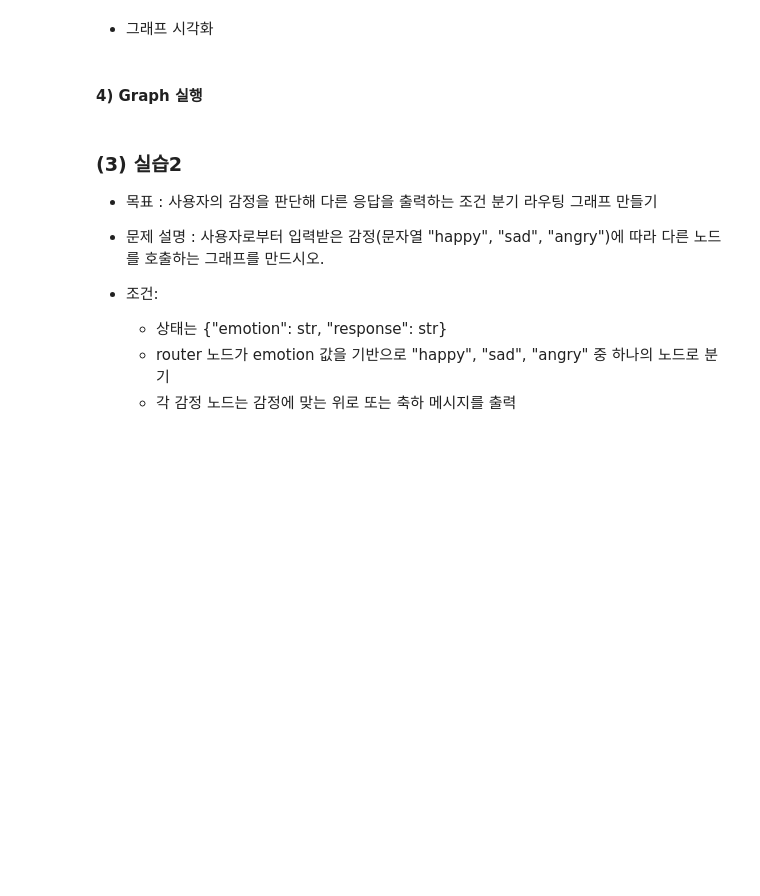
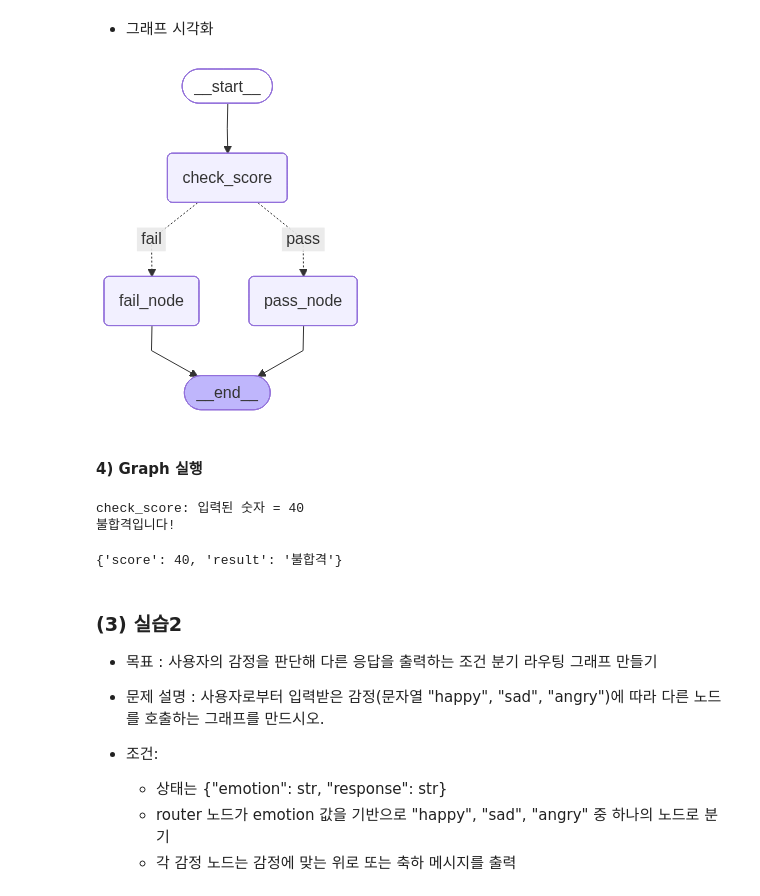
Before and after one commit to Sihyeon0123/AIVLE_School, a Jupyter notebook: (5~6주차) RAG기반 Agen모델 만들기/4.1. AI Agent 이해와 주요 구성요소.ipynb, the cells around one changed output. Drawn from its saved outputs; the diff is of its cells as text; code cells hidden in the pictures; blank space fills up the shorter version.

```diff
--- a/(5~6주차) RAG기반 Agen모델 만들기/4.1. AI Agent 이해와 주요 구성요소.ipynb
+++ b/(5~6주차) RAG기반 Agen모델 만들기/4.1. AI Agent 이해와 주요 구성요소.ipynb
@@ -439,14 +654,68 @@ print("최종 결과:", result)
 ![image.png](embedded-picture-1)
 # %% [markdown]
 #### 1) State 정의
+# %%
+class State(TypedDict):
+    score: int
+    result: str
 # %% [markdown]
 #### 2) Node 정의
+# %%
+def check_score(state: State):
+    print(f"check_score: 입력된 숫자 = {state['score']}")
+    return state
+
+def fail_node(state: State):
+    print("불합격입니다!")
+    state["result"] = "불합격"
+    return state
+
+def pass_node(state: State):
+    print("합격입니다!")
+    state["result"] = "합격!"
+    return state
 # %% [markdown]
 #### 3) 그래프 정의
+# %%
+# 그래프 생성
+builder = StateGraph(State)
+
+# 노드 등록
+builder.add_node("check_score", check_score)
+builder.add_node("fail_node", fail_node)
+builder.add_node("pass_node", pass_node)
+
+def parity_condition(state: State):
+    return "pass" if state["score"] >= 60 else "fail"
+
+builder.add_conditional_edges("check_score", parity_condition,
+                              {"pass": "pass_node", "fail": "fail_node"}
+                              )
+
+# 나머지 연결
+builder.add_edge(START, "check_score")
+builder.add_edge("fail_node", END)
+builder.add_edge("pass_node", END)
+
+# 그래프 컴파일
+graph = builder.compile()
 # %% [markdown]
 * 그래프 시각화
+# %%
+graph
+# %% [output]
+[figure, added]
 # %% [markdown]
 #### 4) Graph 실행
+# %%
+graph.invoke({
+    "score": 40,
+    "result": ""
+})
+# %% [output]
+check_score: 입력된 숫자 = 40
+불합격입니다!
+{'score': 40, 'result': '불합격'}
 # %% [markdown]
 ### (3) 실습2
 
```
Also changed, not shown: parts of 46 cells of this notebook, 1 other file.
